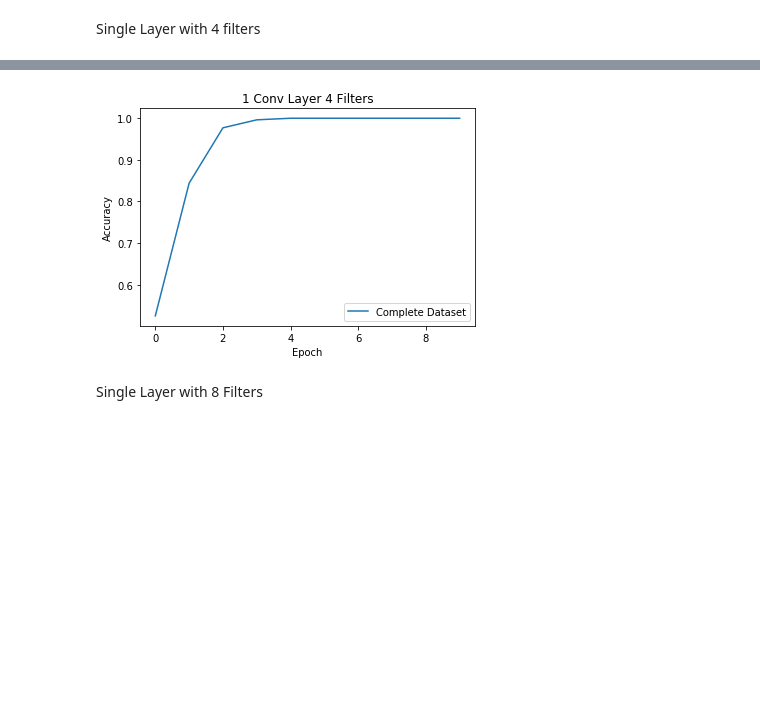
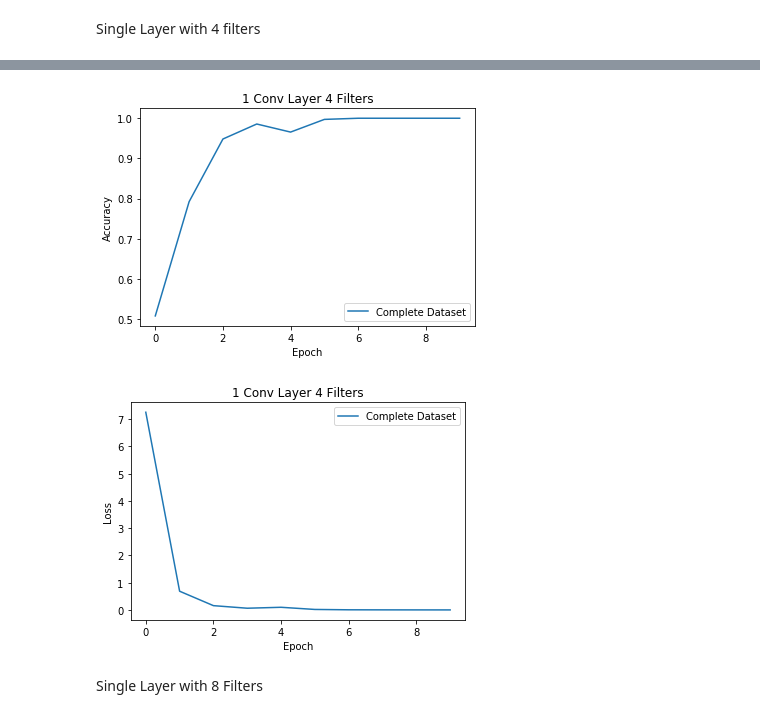
Before and after one commit to mykon23/DL-2020Project, a Jupyter notebook: Equus2.ipynb, the cells around one changed output, grey strips where cells are left out. Cells and saved outputs as stored; diff of their text form; code cells hidden in the pictures; blank space fills up the shorter version.

```diff
--- a/Equus2.ipynb
+++ b/Equus2.ipynb
@@ -344,15 +364,25 @@ Epoch 10/10
 # %%
 ##plot the learning curve of the model
 import matplotlib.pyplot as plt
 
+title = '1 Conv Layer 4 Filters'
+
 plt.plot(history.history['acc'])
 plt.ylabel('Accuracy')
 plt.xlabel('Epoch')
-plt.title('1 Conv Layer 4 Filters')
+plt.title(title)
 plt.legend(['Complete Dataset'], loc='lower right')
 plt.show()
+
+plt.plot(history.history['loss'])
+plt.ylabel('Loss')
+plt.xlabel('Epoch')
+plt.title(title)
+plt.legend(['Complete Dataset'], loc='upper right')
+plt.show()
 # %% [output]
-[figure, old version]
+[figure, new version]
+[figure, added]
 # %% [markdown]
 Single Layer with 8 Filters
 # %%
```
Also changed, not shown: parts of 21 cells of this notebook.
